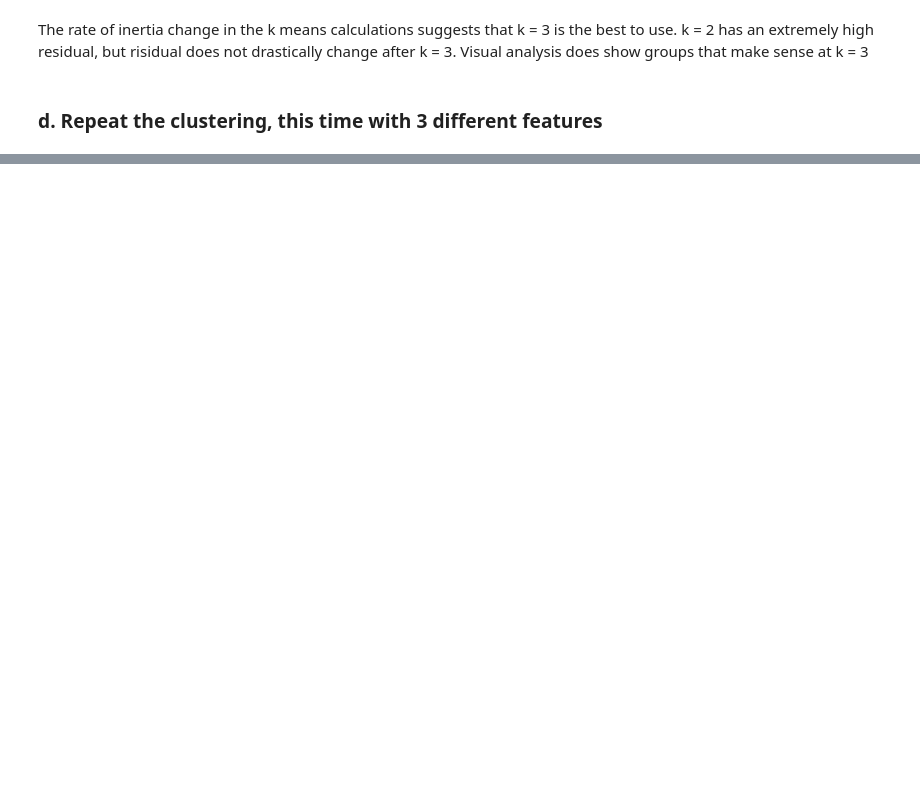
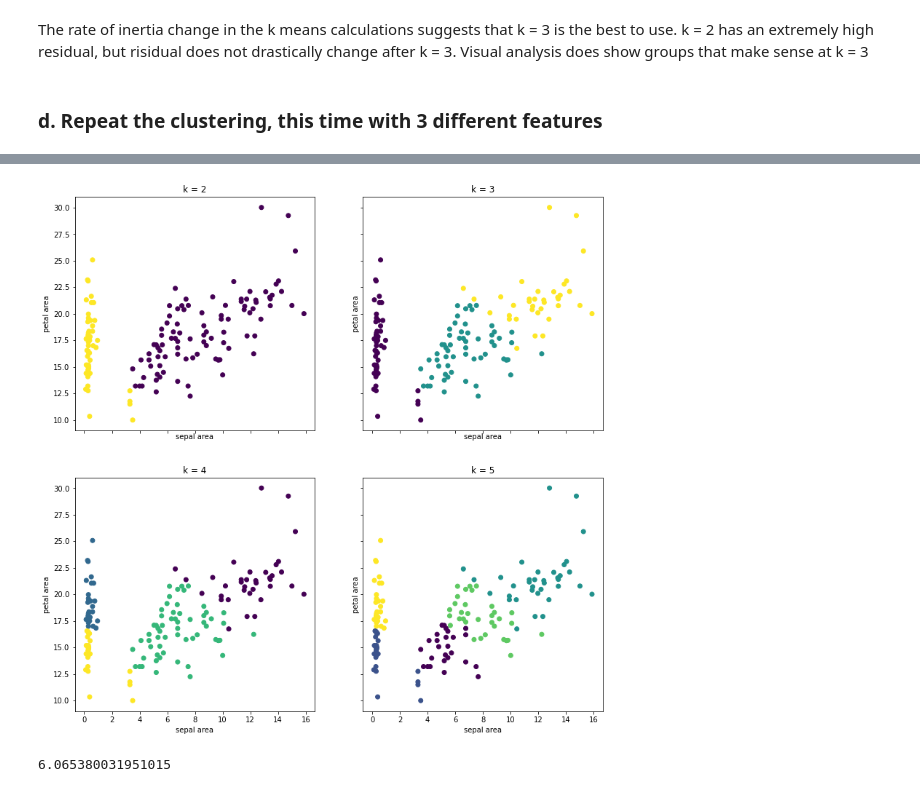
Before and after one commit to parkervoit/clustering-exercises, a Jupyter notebook: modeling.ipynb, the cells around one changed output, grey strips where cells are left out. Saved outputs shown, nothing was run; the diff lists cells and outputs as text; code cells hidden in the pictures; blank space fills up the shorter version.

```diff
--- a/modeling.ipynb
+++ b/modeling.ipynb
@@ -140,0 +204,16 @@ The rate of inertia change in the k means calculations suggests that k = 3 is th
+# %%
+g, axs = plt.subplots(2, 2, figsize=(13, 13), sharex=True, sharey=True)
+
+for ax, k in zip(axs.ravel(), range(2, 6)):
+    clusters = KMeans(k).fit(X_scaled).predict(X_scaled)
+    ax.scatter(X.petal_area, X.sepal_area,  c=clusters)
+    ax.set(title='k = {}'.format(k), xlabel='sepal area', ylabel='petal area')
+# %% [output]
+[figure, added]
+# %%
+k = 3
+kmeans = KMeans(n_clusters= k)
+kmeans.fit(X_scaled)
+kmeans.inertia_
+# %% [output]
+6.065380031951015
```
Also changed, not shown: parts of 38 cells of this notebook, 1 other file.
